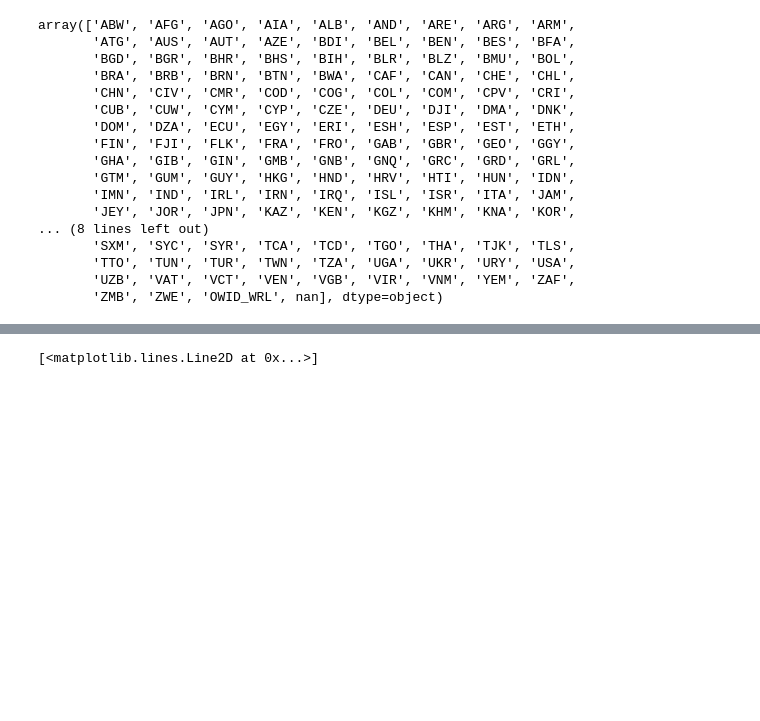
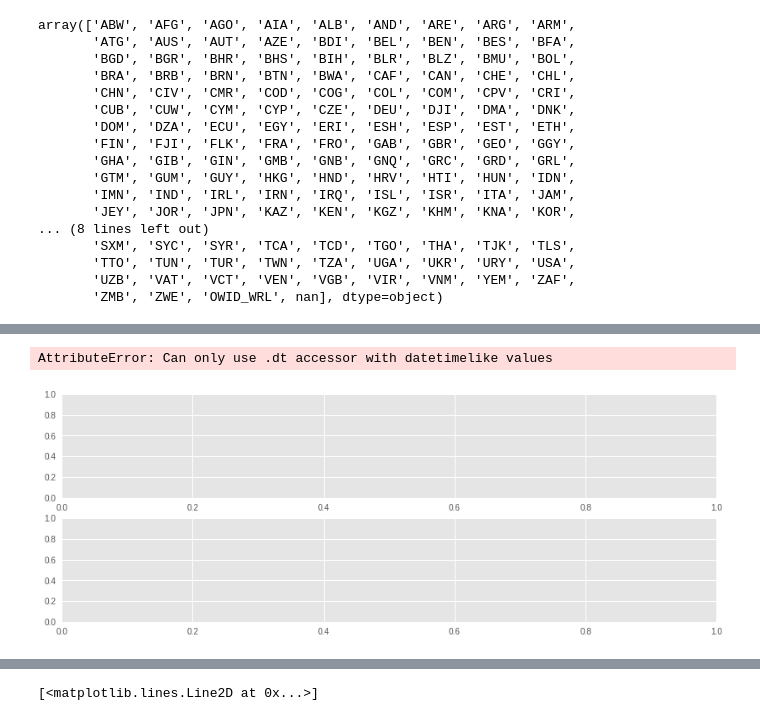
Before and after one commit to AsaKientz/covid-forecasting, a Jupyter notebook: notebooks/covid-forecasting-code-testing.ipynb, the cells around one changed output, grey strips where cells are left out. Saved outputs shown, nothing was run; the diff lists cells and outputs as text; code cells hidden in the pictures; blank space fills up the shorter version.

Commit message:
seasonality offsets

```diff
--- a/notebooks/covid-forecasting-code-testing.ipynb
+++ b/notebooks/covid-forecasting-code-testing.ipynb
@@ -79,0 +148,24 @@ plt.plot(df3.d_o_y, df3.total_cases)
+# %%
+def create_day_of_week_dummies(series):
+    week = weekly_italy['date'].dt.dayofweek
+    # Only take 11 of the 12 dummies to avoid strict colinearity.
+    return pd.get_dummies(week).iloc[:, :6]
+# %%
+def fit_seasonal_trend(series):
+    dummies = create_day_of_week_dummies(series)
+    X = sm.add_constant(dummies.values, prepend=False)
+    seasonal_model = sm.OLS(series.values, X).fit()
+    return seasonal_model.predict(X)
+# %%
+def plot_seasonal_trend(ax, name, series):
+    seasons_average_trend = fit_seasonal_trend(series)
+    plot_trend_data(ax, name, series)
+    ax.plot(series.index, seasons_average_trend)
+# %%
+fig, axs = plt.subplots(2, figsize=(14, 5))
+
+plot_seasonal_trend(axs[0], 'Italy', weekly_italy['new_cases'])
+plt.tight_layout()
+# %% [output]
+AttributeError: Can only use .dt accessor with datetimelike values
+[figure, added]
```
Also changed, not shown: parts of 23 cells of this notebook.
